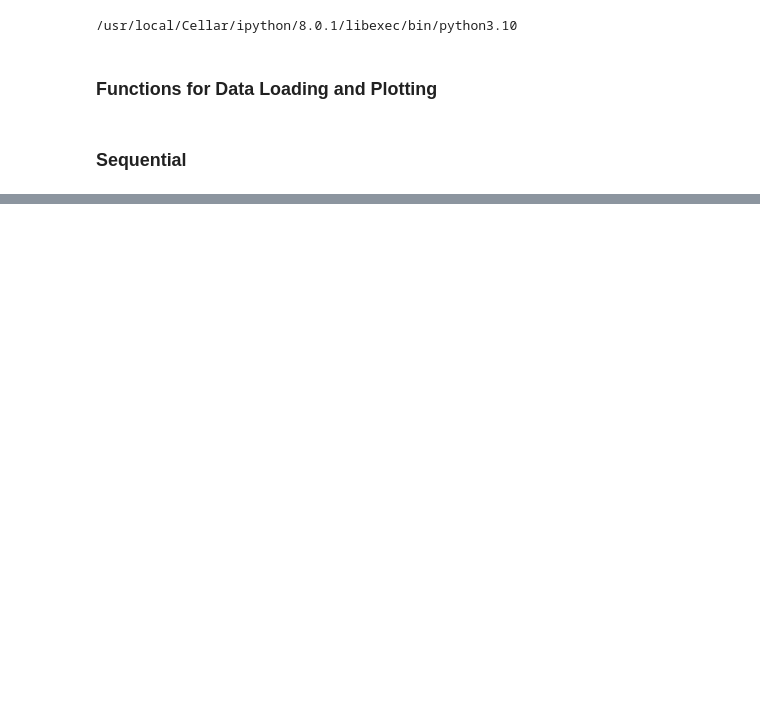
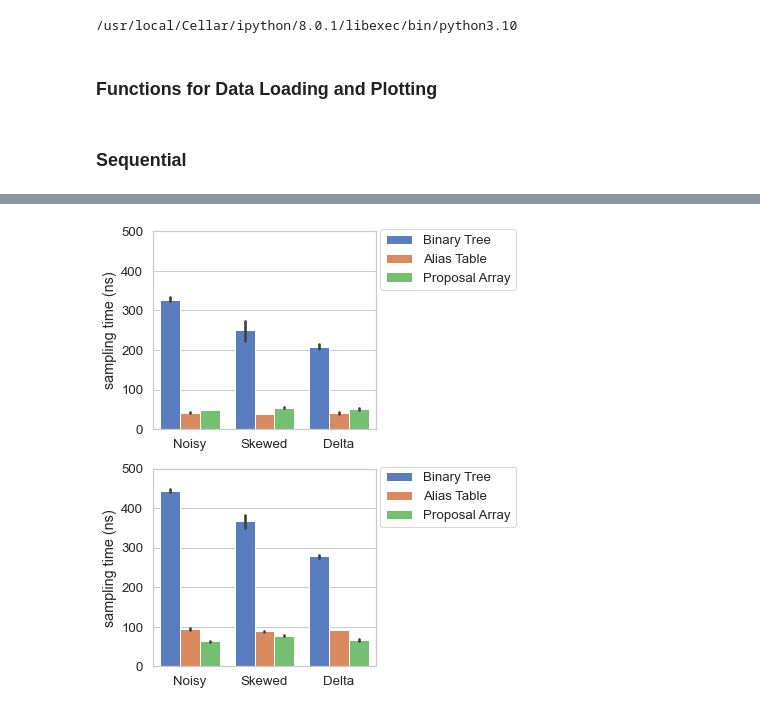
Before and after one commit to Daniel-Allendorf/proposal-array, a Jupyter notebook: Plots.ipynb, the cells around one changed output, grey strips where cells are left out. Drawn from its saved outputs; the diff is of its cells as text; code cells hidden in the pictures; blank space fills up the shorter version.

```diff
--- a/Plots.ipynb
+++ b/Plots.ipynb
@@ -72,0 +87,23 @@ g_results.get_figure().savefig("construction.pdf", format='pdf', dpi=1200, bbox_
+# %%
+data = load_benchmark("results/sampling", 1 / 1000)
+data_7 = data[data["n"] == 10000000]
+data_8 = data[data["n"] == 100000000]
+
+plt.rcParams['figure.figsize'] = [4.0, 8.0]
+fig, ax = plt.subplots(2, 1)
+g_results=sns.barplot(x="Dist", y="s", data=data_7, hue="Algo", palette="muted", ax=ax[0])
+g_results.set(xlabel='', ylabel='sampling time (ns)', yticks=[0, 100, 200, 300, 400, 500])
+g_results=sns.barplot(x="Dist", y="s", data=data_8, hue="Algo", palette="muted", ax=ax[1])
+g_results.set(xlabel='', ylabel='sampling time (ns)', yticks=[0, 100, 200, 300, 400, 500])
+handles, labels = ax[0].get_legend_handles_labels()
+handles = [handles[0], handles[1], handles[2]]
+labels = ["Binary Tree", "Alias Table", "Proposal Array"]
+ax[0].legend(handles=handles[0:], labels=labels[0:], bbox_to_anchor=(1.02, 1.01), loc=2, borderaxespad=0., ncol=1)
+handles, labels = ax[1].get_legend_handles_labels()
+handles = [handles[0], handles[1], handles[2]]
+labels = ["Binary Tree", "Alias Table", "Proposal Array"]
+ax[1].legend(handles=handles[0:], labels=labels[0:], bbox_to_anchor=(1.02, 1.01), loc=2, borderaxespad=0., ncol=1)
+#ax[1].get_legend().remove()
+g_results.get_figure().savefig("figures/sampling.pdf", format='pdf', dpi=1200, bbox_inches="tight")
+# %% [output]
+[figure, added]
```
Also changed, not shown: parts of 11 cells of this notebook, 16 other files.
